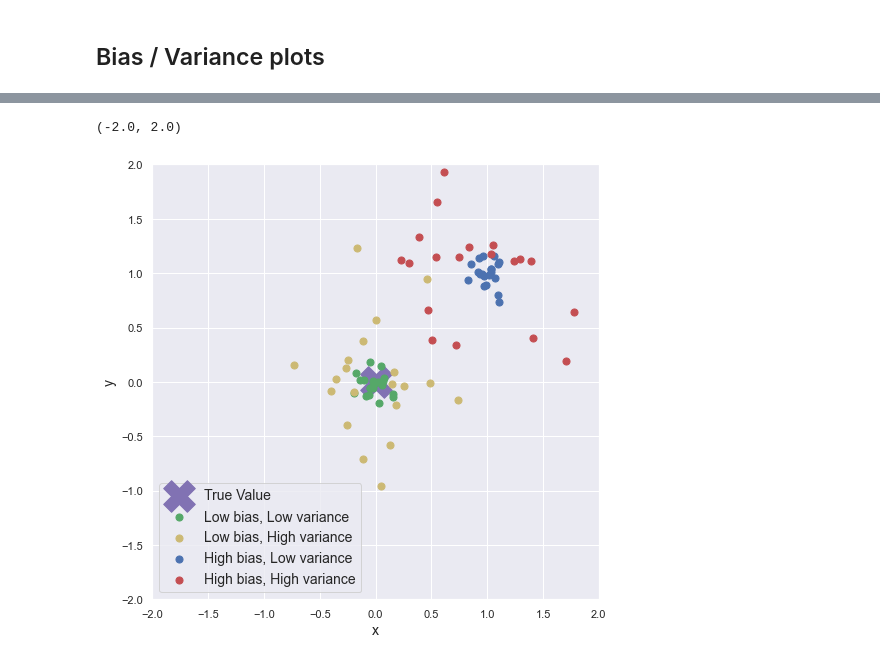
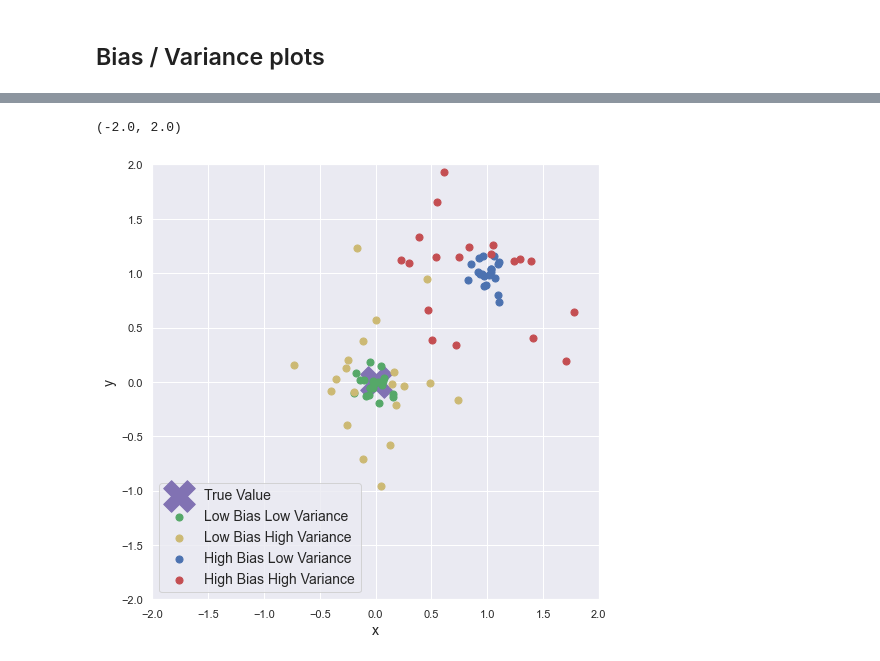
Before and after one commit to Winston-503/underfitting_vs_overfitting, a Jupyter notebook: bias_variance.ipynb, the cells around one changed output, grey strips where cells are left out. Saved outputs shown, nothing was run; the diff lists cells and outputs as text; code cells hidden in the pictures.

```diff
--- a/bias_variance.ipynb
+++ b/bias_variance.ipynb
@@ -93,25 +93,25 @@ axs[1, 1].set_yticklabels([])
 # %%
 # one plot for four situations
 
 plt.figure(figsize=(8, 8))
 plt.scatter(truth_x, truth_y,
             color="m", marker="X", s=1000, label="True Value")
 
 plt.scatter(x_low_b_low_v, y_low_b_low_v,
-            color="g", marker="o", s=50, label="Low bias, Low variance")
+            color="g", marker="o", s=50, label="Low Bias Low Variance")
 plt.scatter(x_low_b_high_v, y_low_b_high_v,
-            color="y", marker="o", s=50, label="Low bias, High variance")
+            color="y", marker="o", s=50, label="Low Bias High Variance")
 plt.scatter(x_high_b_low_v, y_high_b_low_v,
-            color="b", marker="o", s=50, label="High bias, Low variance")
+            color="b", marker="o", s=50, label="High Bias Low Variance")
 plt.scatter(x_high_b_high_v, y_high_b_high_v,
-            color="r", marker="o", s=50, label="High bias, High variance")
+            color="r", marker="o", s=50, label="High Bias High Variance")
 
 plt.xlabel("x", fontsize=14)
 plt.ylabel("y", fontsize=14)
 plt.legend(loc='best', fontsize=14)
 
 plt.xlim(-2, 2)
 plt.ylim(-2, 2)
 # %% [output]
 (-2.0, 2.0)
-[figure, old version]
+[figure, new version]
```
Also changed, not shown: parts of 1 cell of this notebook, 2 other files.
